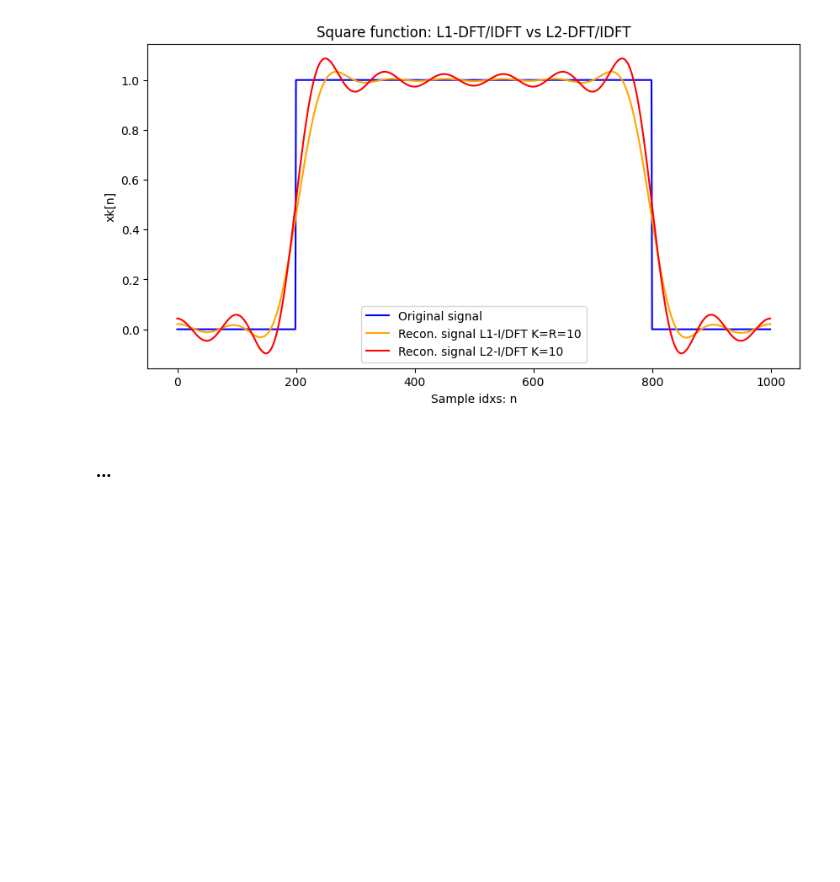
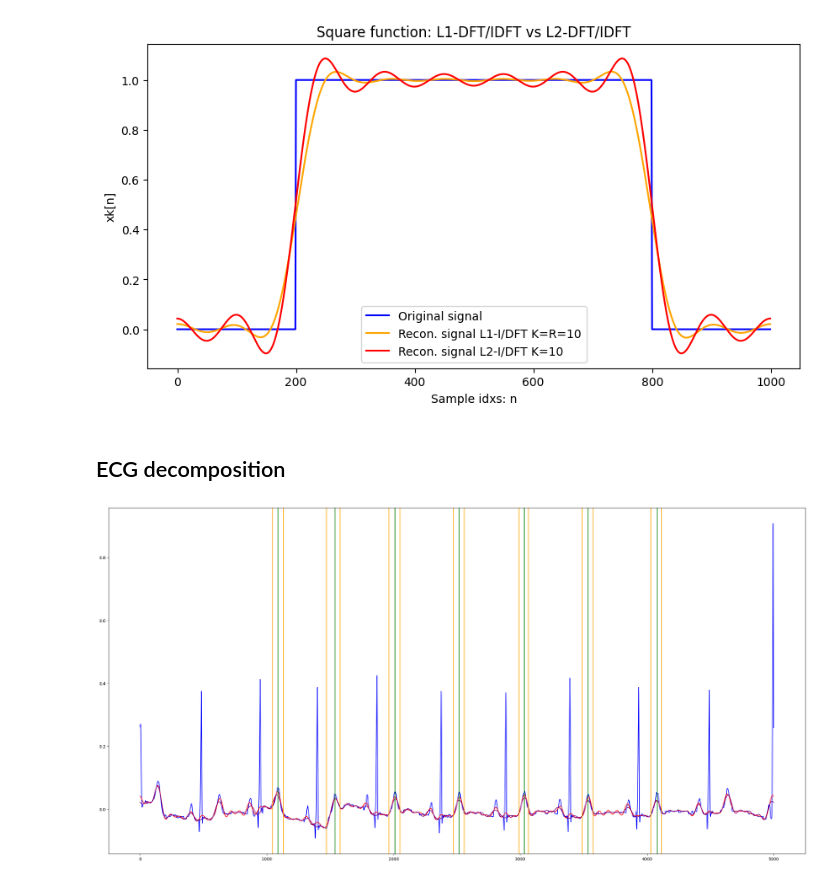
Before and after one commit to MatteoOnger/BSP_Project, a Jupyter notebook: BSP_ECG.ipynb, the cells around one changed output. Saved outputs shown, nothing was run; the diff lists cells and outputs as text; code cells hidden in the pictures; blank space fills up the shorter version.

```diff
--- a/BSP_ECG.ipynb
+++ b/BSP_ECG.ipynb
@@ -39,6 +47,6 @@ else:
 # %%
 # ---- FUNCTIONS ----
-def dft_l1(x :ncp.ndarray, K :int, max_iters :int=5, eps :float|None=1e-6) -> ncp.ndarray:
+def dft_l1(x :ncp.ndarray, K :int, max_iters :int=5, eps :float|None=1e-6, fast_init :bool=True) -> ncp.ndarray:
     """
     Computes the l1 Fourier transform of a real signal ``x`` and returns the Fourier coefficients.
     The parameter ``K`` determines the number of Fourier coefficients to compute, so,
@@ -55,6 +63,8 @@ def dft_l1(x :ncp.ndarray, K :int, max_iters :int=5, eps :float|None=1e-6) -> nc
     eps : float | None, optional
         Tolerance for the convergence of the algorithm, by default is ``1e-6``.
         If ``None``, the algorithm will run until the maximum number of iterations is reached.
+    fast_init : bool, optional
+        If ``True``, the algorithm will use a faster initialization of the Fourier coefficients, by default is ``True``.
 
     Returns
     -------
@@ -95,14 +105,13 @@ def dft_l1(x :ncp.ndarray, K :int, max_iters :int=5, eps :float|None=1e-6) -> nc
     tconj_fi = ncp.transpose(ncp.conj(fi))
 
     # init fourier coefficients
-    coeff = ncp.ones(fi.shape[1], dtype=ncp.complex128)
+    coeff = ncp.zeros(fi.shape[1], dtype=ncp.complex128)
     # reconstructed signal
-    xk = ncp.real(fi @ coeff) #x+1
+    xk = x + 1 if fast_init else ncp.real(fi @ coeff)
     # previously recon. signal
     prev_xk = None
 
     for iter in range(max_iters):
-        #delta = ncp.diag(1 / ncp.abs(x - xk))
         delta = ncp.abs(x - xk)
         delta = ncp.diag(1 / ncp.where(delta == 0, 1e-18, delta))
 
@@ -262,4 +519,33 @@ plt.show()
 2025-01-21 10:44:49,718 | INFO | __main__:dft_l1 - End -> iter=10, convergency=0.0018, min_abs_loss=0.0, avg_abs_loss=0.046, max_abs_loss=0.5456
 [figure]
 # %% [markdown]
-## ...
+## ECG decomposition
+# %%
+# download dataset
+!wget -r -N -c -np https://physionet.org/files/ludb/1.0.1/
+DATAPATH = "/content/physionet.org/files/ludb/1.0.1/data/"
+# %%
+s = ECG(DATAPATH, "122")
+
+n = np.arange(s.size)
+x = s.get_p_signal(ECG.Lead.AVF)
+
+idxs = s.t_waves(ECG.Lead.AVF)
+
+c = dft_l1(x, K=70, max_iters=100)
+xk = idft_l1(c, N=s.size, onlyreal=True)
+# %%
+c2 = dft_l1(x, K=64, max_iters=100)
+xk2 = idft_l1(c2, N=s.size, onlyreal=True)
+# %%
+plt.figure(figsize=(30, 15))
+plt.plot(n, x, c="blue")
+plt.plot(n, xk, c="red")
+plt.plot(n, xk2, c="purple")
+for i in range(len(idxs)):
+    plt.axvline(x=idxs[i, 0], c="orange")
+    plt.axvline(x=idxs[i, 1], c="green")
+    plt.axvline(x=idxs[i, 2], c="orange")
+plt.show()
+# %% [output]
+[figure, added]
```
Also changed, not shown: parts of 4 cells of this notebook.
